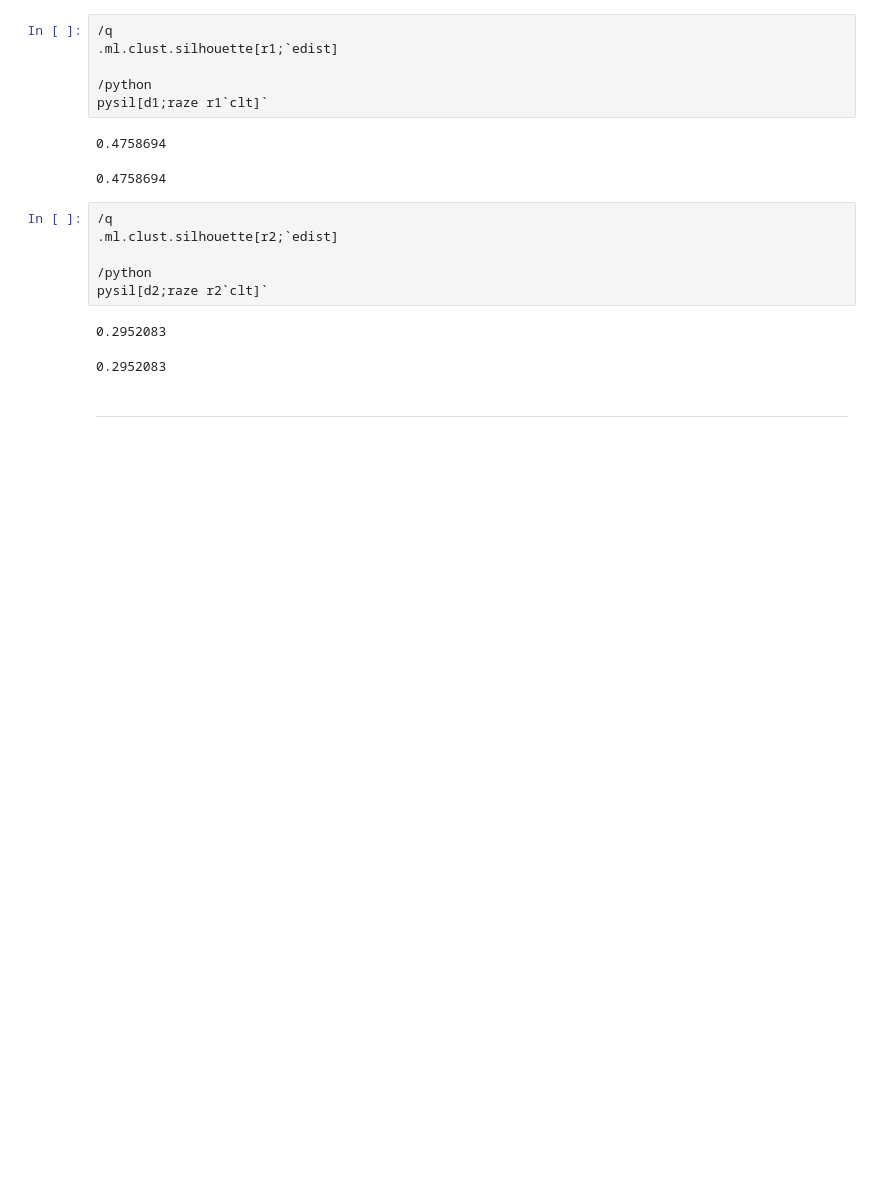
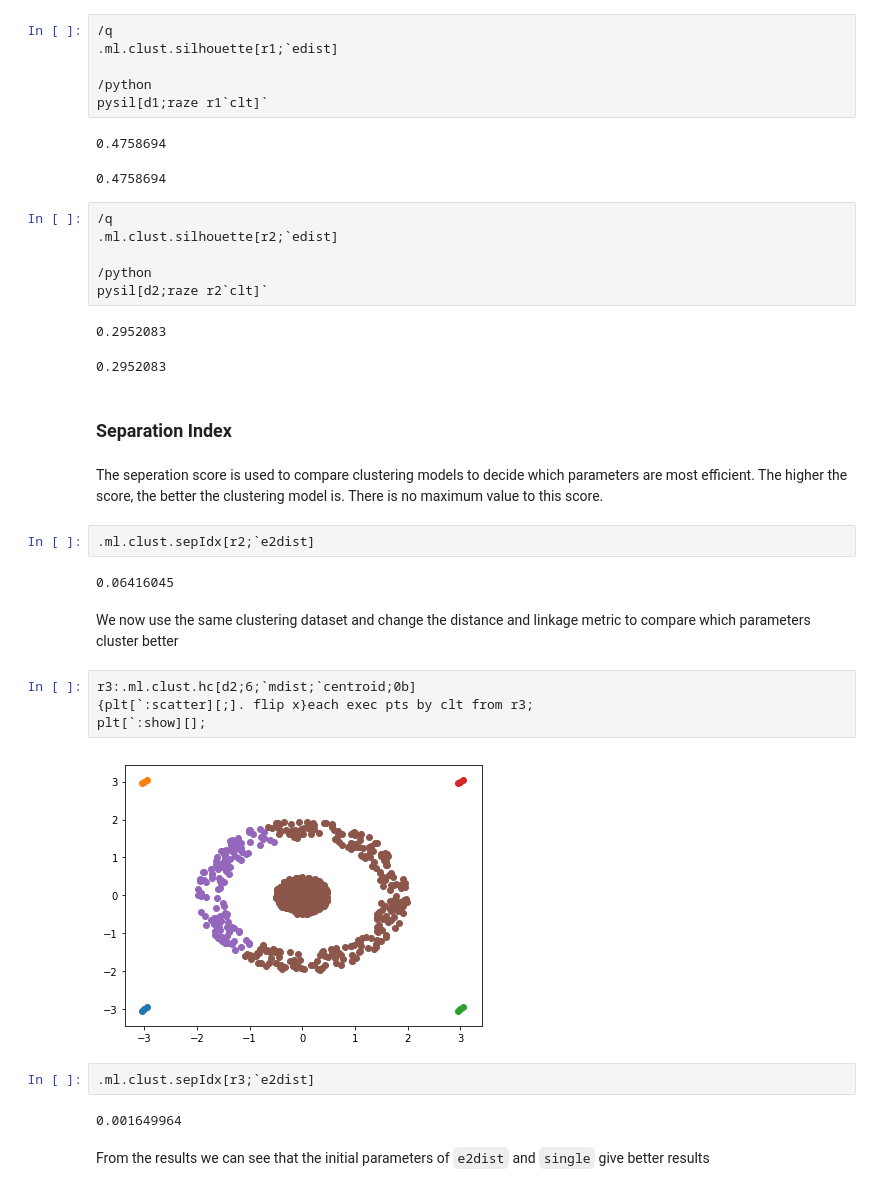
Before and after one commit to KxSystems/ml, a Jupyter notebook: clust/notebooks/scoring.ipynb, the cells around one changed output. Saved outputs shown, nothing was run; the diff lists cells and outputs as text; blank space fills up the shorter version.

Commit message:
added separation score

```diff
--- a/clust/notebooks/scoring.ipynb
+++ b/clust/notebooks/scoring.ipynb
@@ -155,4 +155,24 @@ pysil[d2;raze r2`clt]`
 0.2952083
 0.2952083
 # %% [markdown]
----
+### Separation Index
+# %% [markdown]
+The seperation score is used to compare clustering models to decide which parameters are most efficient. The higher the score, the better the clustering model is. There is no maximum value to this score.
+# %%
+.ml.clust.sepIdx[r2;`e2dist]
+# %% [output]
+0.06416045
+# %% [markdown]
+We now use the same clustering dataset and change the distance and linkage metric to compare which parameters cluster better
+# %%
+r3:.ml.clust.hc[d2;6;`mdist;`centroid;0b]
+{plt[`:scatter][;]. flip x}each exec pts by clt from r3;
+plt[`:show][];
+# %% [output]
+[figure, added]
+# %%
+.ml.clust.sepIdx[r3;`e2dist]
+# %% [output]
+0.001649964
+# %% [markdown]
+From the results we can see that the initial parameters of `e2dist` and `single` give better results
```
Also changed, not shown: parts of 1 cell of this notebook, 1 other file.
